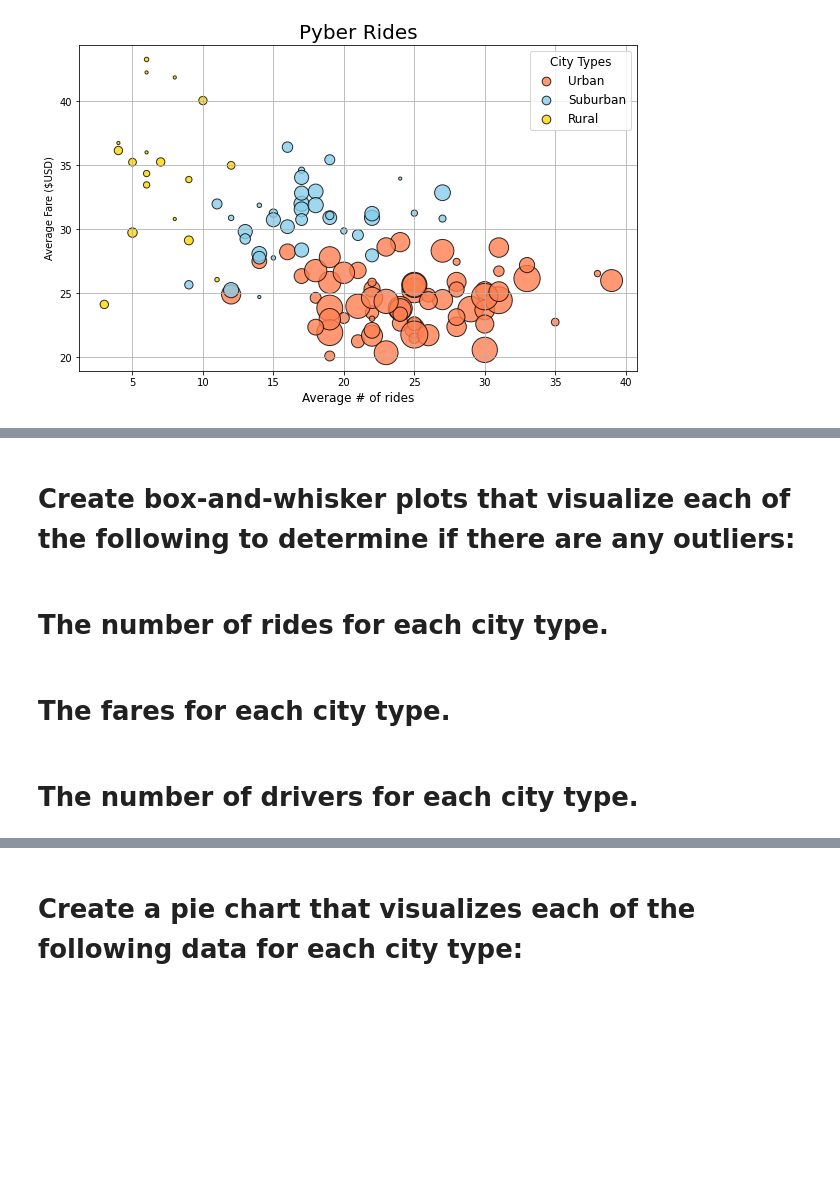
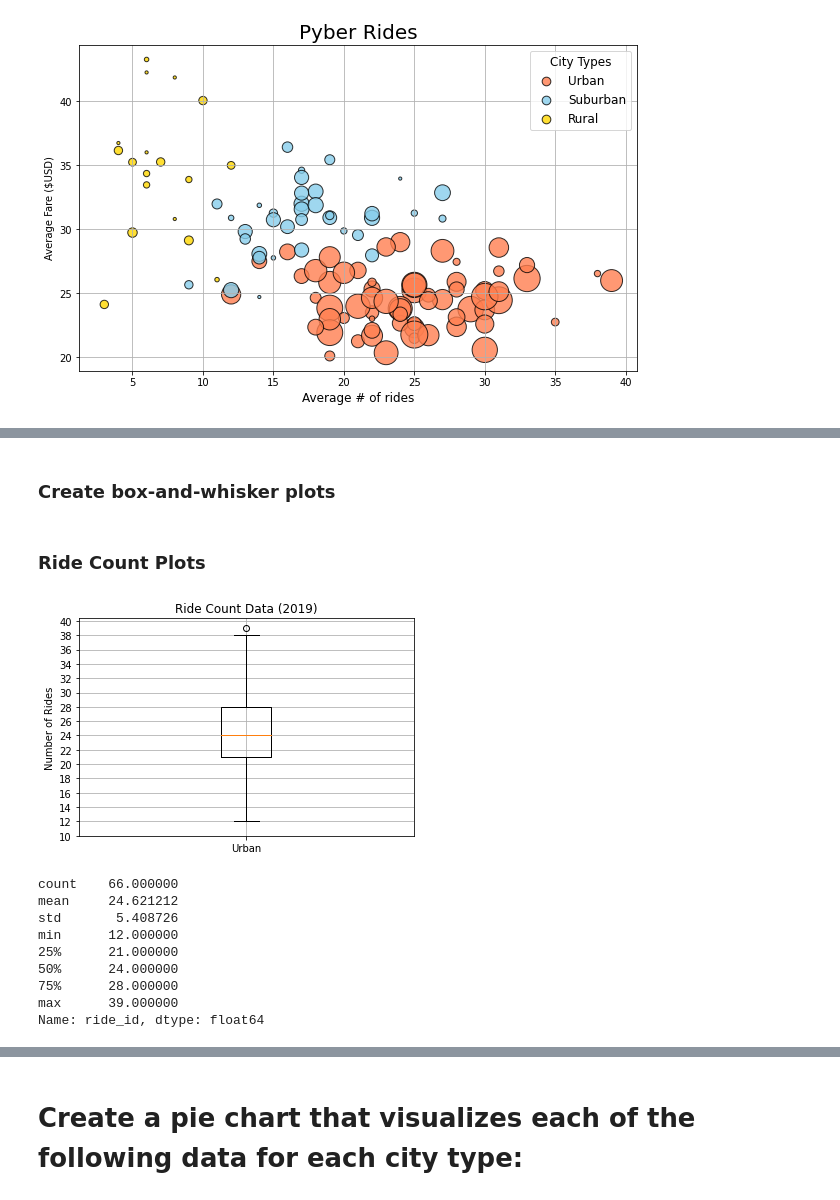
Before and after one commit to LJD0/Rideshare_Analysis, a Jupyter notebook: PyBer_Ride_Data.ipynb, the cells around one changed output, grey strips where cells are left out. Saved outputs shown, nothing was run; the diff lists cells and outputs as text; code cells hidden in the pictures; blank space fills up the shorter version.

Commit message:
5.4 Commit
Added Box and whisker Plots for sets of summary data

```diff
--- a/PyBer_Ride_Data.ipynb
+++ b/PyBer_Ride_Data.ipynb
@@ -377,8 +645,26 @@ plt.show()
 # %% [markdown]
-# Create box-and-whisker plots that visualize each of the following to determine if there are any outliers:
+### Create box-and-whisker plots
-# %% [markdown]
-# The number of rides for each city type.
-# %% [markdown]
-# The fares for each city type.
-# %% [markdown]
-# The number of drivers for each city type.
+# %% [markdown]
+### Ride Count Plots
+# %%
+x_labels = ["Urban"]
+fig, ax = plt.subplots()
+ax.boxplot(urban_rides, labels=x_labels)
+# Add the title, y-axis label and grid.
+ax.set_title('Ride Count Data (2019)')
+ax.set_ylabel('Number of Rides')
+ax.set_yticks(np.arange(10, 41, step=2.0))
+ax.grid()
+plt.show()
+urban_rides.describe()
+# %% [output]
+[figure, added]
+count    66.000000
+mean     24.621212
+std       5.408726
+min      12.000000
+25%      21.000000
+50%      24.000000
+75%      28.000000
+max      39.000000
+Name: ride_id, dtype: float64
```
Also changed, not shown: parts of 46 cells of this notebook, 3 other files.
